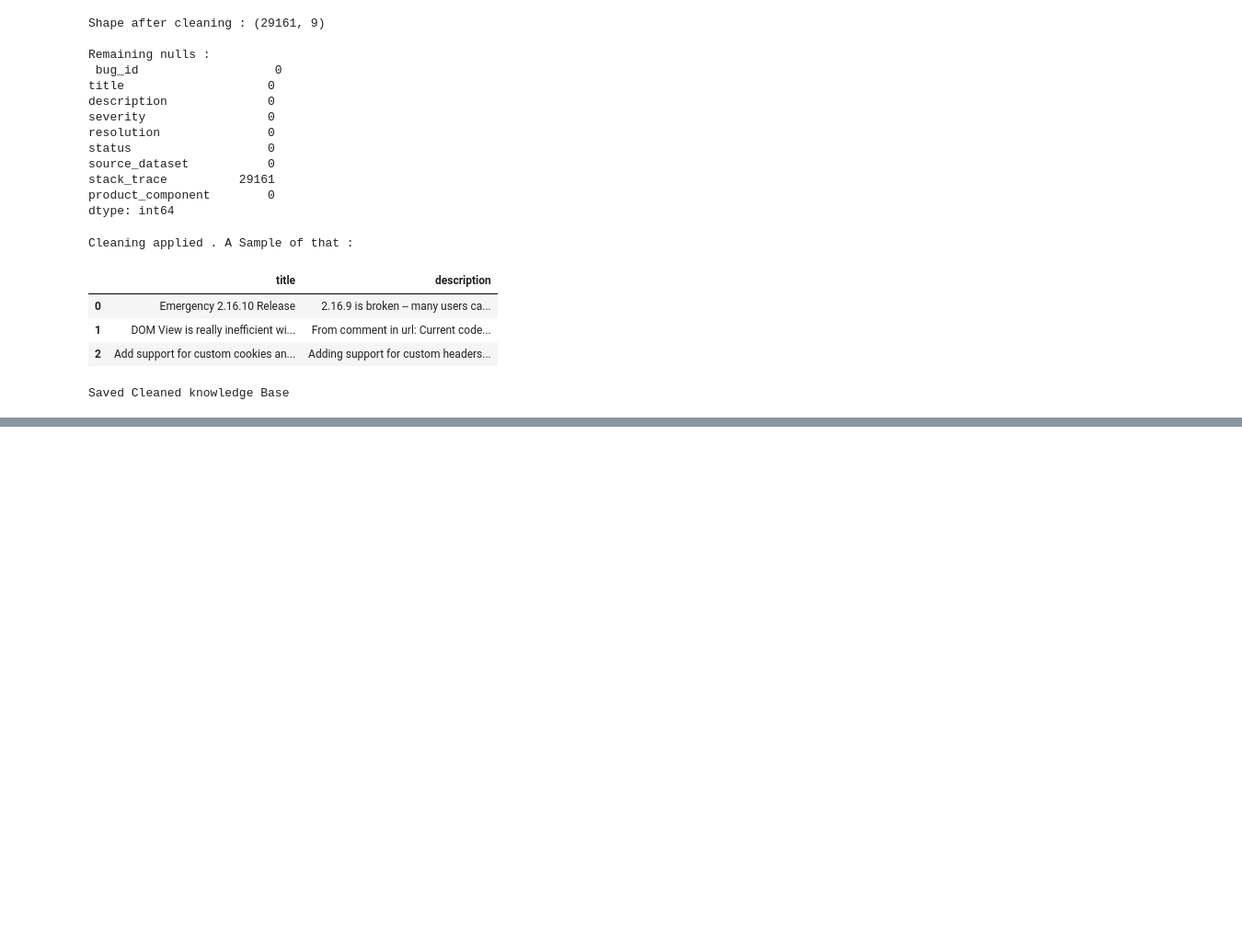
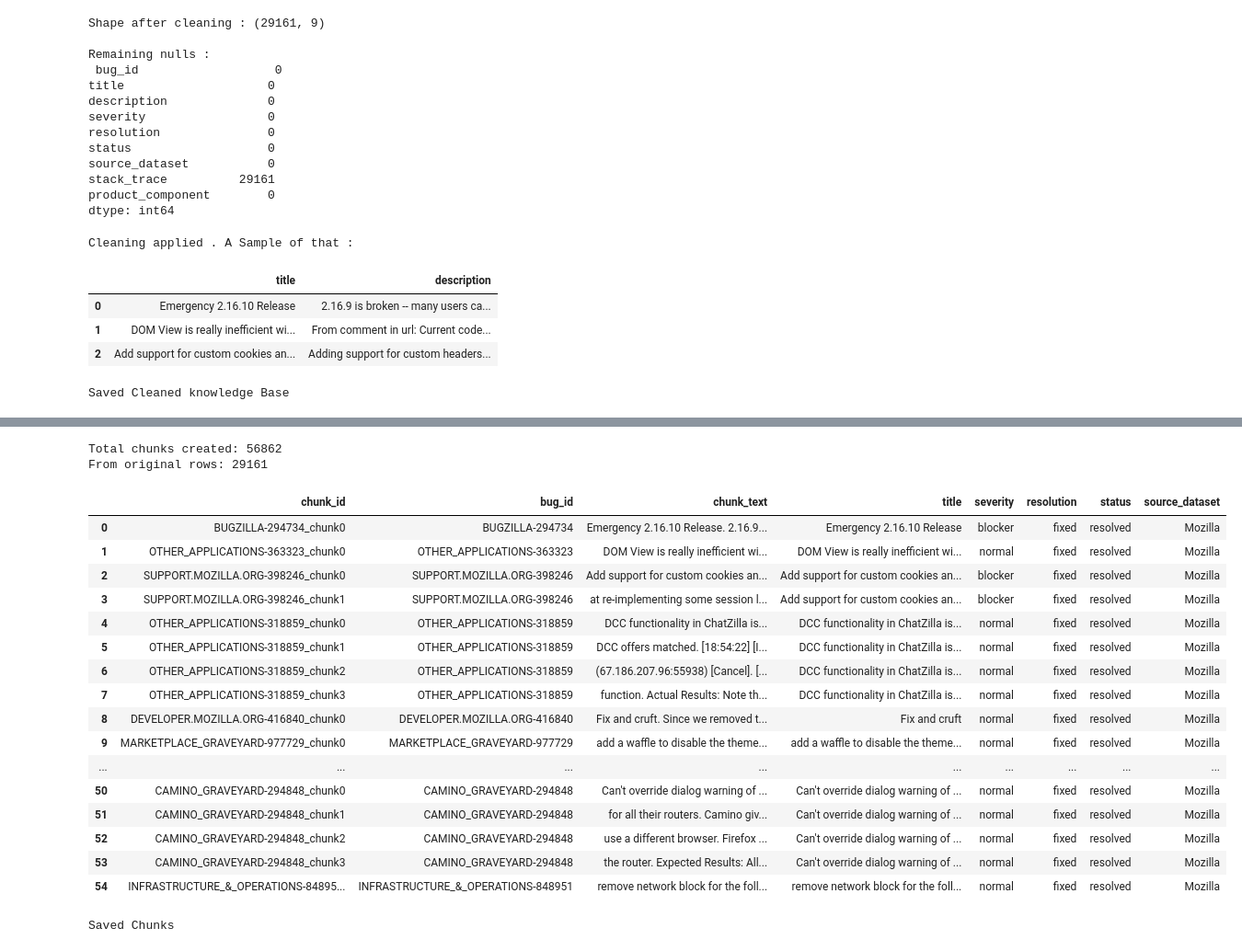
Before and after one commit to SMoizAli/AI_Smart_Bug_Analyzer_-_Fix-_Advisor-, a Jupyter notebook: notebooks/01_dataset_collection.ipynb, the cells around one changed output, grey strips where cells are left out. Shown at 92% size. Drawn from its saved outputs; the diff is of its cells as text; code cells hidden in the pictures; blank space fills up the shorter version.

Commit message:
Task 8 : Chunked knowledge base text using Langchain RecursiveCharacterTextSplitter

```diff
--- a/notebooks/01_dataset_collection.ipynb
+++ b/notebooks/01_dataset_collection.ipynb
@@ -307,0 +335,13 @@ Saved Cleaned knowledge Base
+# %%
+from langchain_text_splitters import RecursiveCharacterTextSplitter
+
+splitter = RecursiveCharacterTextSplitter(chunk_size=500 , chunk_overlap=50)
+
+knowledge_base_clean['full_text'] = knowledge_base_clean['title'] + ". " + knowledge_base_clean['description']
+
+sample_text = knowledge_base_clean['full_text'].iloc[0]
+chunks = splitter.split_text(sample_text)
+
+print("Original Text Length :",len(sample_text))
+print("Numberof chunks :",len(chunks))
+print("\nFirst Chunk:\n",chunks[0])
@@ -307,0 +392,49 @@ Saved Cleaned knowledge Base
+# %%
+# Cap any single text at 3000 characters before chunking (keeps outliers from exploding chunk count)
+knowledge_base_clean['full_text'] = knowledge_base_clean['full_text'].str[:3000]
+# %%
+all_chunks = []
+
+for idx , row  in knowledge_base_clean.iterrows():
+    text_chunks = splitter.split_text(row['full_text'])
+    for i , chunk in enumerate(text_chunks):
+        all_chunks.append({
+            'chunk_id':f"{row['bug_id']}_chunk{i}",
+            'bug_id':row['bug_id'],
+            'chunk_text':chunk,
+            'title':row['title'],
+            'severity':row['severity'],
+            'resolution':row['resolution'],
+            'status':row['status'],
+            'source_dataset':row['source_dataset']
+        })
+
+chunks_df = pd.DataFrame(all_chunks)
+print("Total chunks created:",chunks_df.shape[0])
+print("From original rows:", knowledge_base_clean.shape[0])
+chunks_df.head(55)
+# %% [output]
+Total chunks created: 56862
+From original rows: 29161
+|  | chunk_id | bug_id | chunk_text | title | severity | resolution | status | source_dataset |
+| 0 | BUGZILLA-294734_chunk0 | BUGZILLA-294734 | Emergency 2.16.10 Release. 2.16.9... | Emergency 2.16.10 Release | blocker | fixed | resolved | Mozilla |
+| 1 | OTHER_APPLICATIONS-363323_chunk0 | OTHER_APPLICATIONS-363323 | DOM View is really inefficient wi... | DOM View is really inefficient wi... | normal | fixed | resolved | Mozilla |
+| 2 | SUPPORT.MOZILLA.ORG-398246_chunk0 | SUPPORT.MOZILLA.ORG-398246 | Add support for custom cookies an... | Add support for custom cookies an... | blocker | fixed | resolved | Mozilla |
+| 3 | SUPPORT.MOZILLA.ORG-398246_chunk1 | SUPPORT.MOZILLA.ORG-398246 | at re-implementing some session l... | Add support for custom cookies an... | blocker | fixed | resolved | Mozilla |
+| 4 | OTHER_APPLICATIONS-318859_chunk0 | OTHER_APPLICATIONS-318859 | DCC functionality in ChatZilla is... | DCC functionality in ChatZilla is... | normal | fixed | resolved | Mozilla |
+| 5 | OTHER_APPLICATIONS-318859_chunk1 | OTHER_APPLICATIONS-318859 | DCC offers matched. [18:54:22] [I... | DCC functionality in ChatZilla is... | normal | fixed | resolved | Mozilla |
+| 6 | OTHER_APPLICATIONS-318859_chunk2 | OTHER_APPLICATIONS-318859 | (67.186.207.96:55938) [Cancel]. [... | DCC functionality in ChatZilla is... | normal | fixed | resolved | Mozilla |
+| 7 | OTHER_APPLICATIONS-318859_chunk3 | OTHER_APPLICATIONS-318859 | function. Actual Results: Note th... | DCC functionality in ChatZilla is... | normal | fixed | resolved | Mozilla |
+| 8 | DEVELOPER.MOZILLA.ORG-416840_chunk0 | DEVELOPER.MOZILLA.ORG-416840 | Fix and cruft. Since we removed t... | Fix and cruft | normal | fixed | resolved | Mozilla |
+| 9 | MARKETPLACE_GRAVEYARD-977729_chunk0 | MARKETPLACE_GRAVEYARD-977729 | add a waffle to disable the theme... | add a waffle to disable the theme... | normal | fixed | resolved | Mozilla |
+| ... | ... | ... | ... | ... | ... | ... | ... | ... |
+| 50 | CAMINO_GRAVEYARD-294848_chunk0 | CAMINO_GRAVEYARD-294848 | Can't override dialog warning of ... | Can't override dialog warning of ... | normal | fixed | resolved | Mozilla |
+| 51 | CAMINO_GRAVEYARD-294848_chunk1 | CAMINO_GRAVEYARD-294848 | for all their routers. Camino giv... | Can't override dialog warning of ... | normal | fixed | resolved | Mozilla |
+| 52 | CAMINO_GRAVEYARD-294848_chunk2 | CAMINO_GRAVEYARD-294848 | use a different browser. Firefox ... | Can't override dialog warning of ... | normal | fixed | resolved | Mozilla |
+| 53 | CAMINO_GRAVEYARD-294848_chunk3 | CAMINO_GRAVEYARD-294848 | the router. Expected Results: All... | Can't override dialog warning of ... | normal | fixed | resolved | Mozilla |
+| 54 | INFRASTRUCTURE_&_OPERATIONS-84895... | INFRASTRUCTURE_&_OPERATIONS-848951 | remove network block for the foll... | remove network block for the foll... | normal | fixed | resolved | Mozilla |
+# %%
+chunks_df.to_csv("C:/Users/famil/OneDrive/Desktop/AI_Smart_Bug_Analyzer_-_Fix-_Advisor-/data/chunks_df.csv",index=False)
+print("Saved Chunks")
+# %% [output]
+Saved Chunks
```
Also changed, not shown: parts of 7 cells of this notebook, 1 other file.
